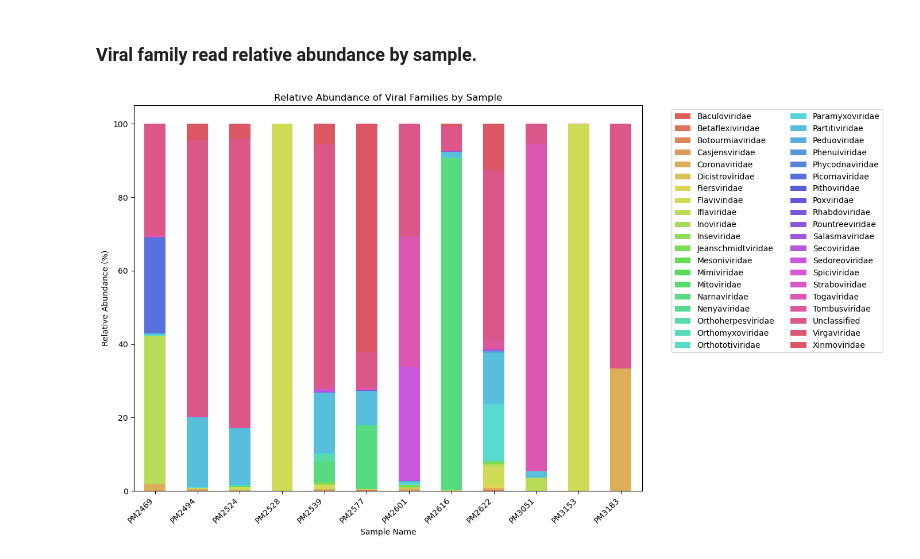
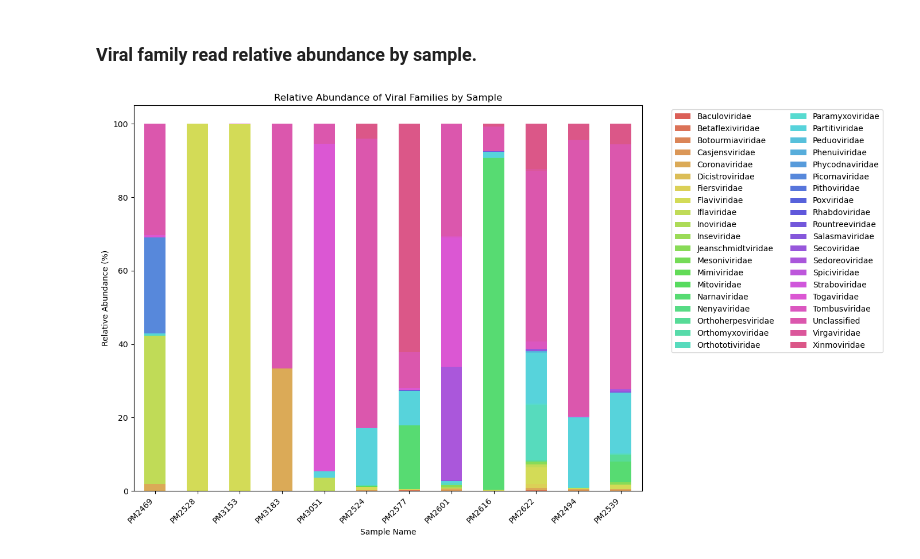
Before and after one commit to mgarciak-LEVE/mosquito_virome_yucatan_LEVE, a Jupyter notebook: scripts/czid_analysis/sequence_analysis.ipynb, the cells around one changed output. Saved outputs shown, nothing was run; the diff lists cells and outputs as text; code cells hidden in the pictures.

Commit message:
Mod: New variable order in plots. Added graphical results to new directory under the name results/czid

```diff
--- a/scripts/czid_analysis/sequence_analysis.ipynb
+++ b/scripts/czid_analysis/sequence_analysis.ipynb
@@ -692,8 +713,10 @@ df_plot["total_log"] = np.log10(df_plot["total_reads"] + 1)
 df_plot["non_host_log"] = np.log10(df_plot["non_host_reads"] + 1)
 df_plot["viral_log"] = np.log10(df_plot["viral_reads"] + 1)
 
+df_plot["species"] = df_metadata.set_index("sample_name")["species"]
+
 # Order by total reads.
-df_plot = df_plot.sort_values("viral_reads", ascending=True)
+df_plot = df_plot.sort_values(["species", "viral_reads"], ascending=[True, True])
 
 # Plotting
 plt.figure(figsize=(14, 6))
@@ -718,5 +741,18 @@ plt.legend(
     fontsize=10
     )
 plt.tight_layout()
+
+# Full path
+output_path = base_path / 'results' / 'czid' / 'ReadRetention.png'
+
+plt.savefig(
+    output_path,
+    dpi=300,                    # Resolution
+    bbox_inches='tight',        # Removes extra white space
+    format='png',               # Format
+    transparent=False,          # Set to True for transparent background
+    facecolor='white'           # Background color
+)
+
 plt.show()
 # %% [output]
@@ -846,39 +892,59 @@ plt.show()
 import seaborn as sns
 import matplotlib.pyplot as plt
 
-# Group and prepare data (same as above)
+# Group and prepare data
 df_family_sum = df_final.groupby(['family', 'sample_name'])['nt_rpm'].sum().reset_index()
 df_family_sum['relative_abundance'] = df_family_sum.groupby('sample_name')['nt_rpm'].transform(lambda x: x / x.sum() * 100)
 df_family_sum = df_family_sum[df_family_sum['relative_abundance'] > 0.01]
 pivot_df = df_family_sum.pivot(index='sample_name', columns='family', values='relative_abundance').fillna(0)
+
+pivot_df['species'] = df_metadata.set_index('sample_name')['species']
+pivot_df['habitat'] = df_metadata.set_index('sample_name')['habitat']
+
+# Sort by species
+pivot_df = pivot_df.sort_values(['species', 'habitat'], ascending=[True, True])
 
 # Generate unique colors
 unique_families = pivot_df.columns.tolist()
 num_families = len(unique_families)
 
 # Create a color palette with enough distinct colors
 if num_families <= 10:
     palette = sns.color_palette("tab10", num_families)
 elif num_families <= 20:
     palette = sns.color_palette("tab20", num_families)
 elif num_families <= 30:
     palette = sns.color_palette("Set3", num_families)
 else:
     # Create a custom palette with many distinct colors
     palette = sns.color_palette("hls", num_families)
 
 color_dict = dict(zip(unique_families, palette))
 
 # Plot
 fig, ax = plt.subplots(figsize=(14, 8))
 pivot_df.plot(kind='bar', stacked=True, color=[color_dict[col] for col in pivot_df.columns], ax=ax)
 
 plt.title('Relative Abundance of Viral Families by Sample')
 plt.xlabel('Sample Name')
 plt.ylabel('Relative Abundance (%)')
 plt.xticks(rotation=45, ha='right')
 plt.legend(bbox_to_anchor=(1.05, 1), loc='upper left', ncol=2)
+
 plt.tight_layout()
+
+# Full path
+output_path = base_path / 'results' / 'czid' / 'ViralFamilyRelativeAbundance.png'
+
+plt.savefig(
+    output_path,
+    dpi=300,                    # Resolution
+    bbox_inches='tight',        # Removes extra white space
+    format='png',               # Format
+    transparent=False,          # Set to True for transparent background
+    facecolor='white'           # Background color
+)
+
 plt.show()
 # %% [output]
-[figure, old version]
+[figure, new version]
```
Also changed, not shown: parts of 4 cells of this notebook, 5 other files.
